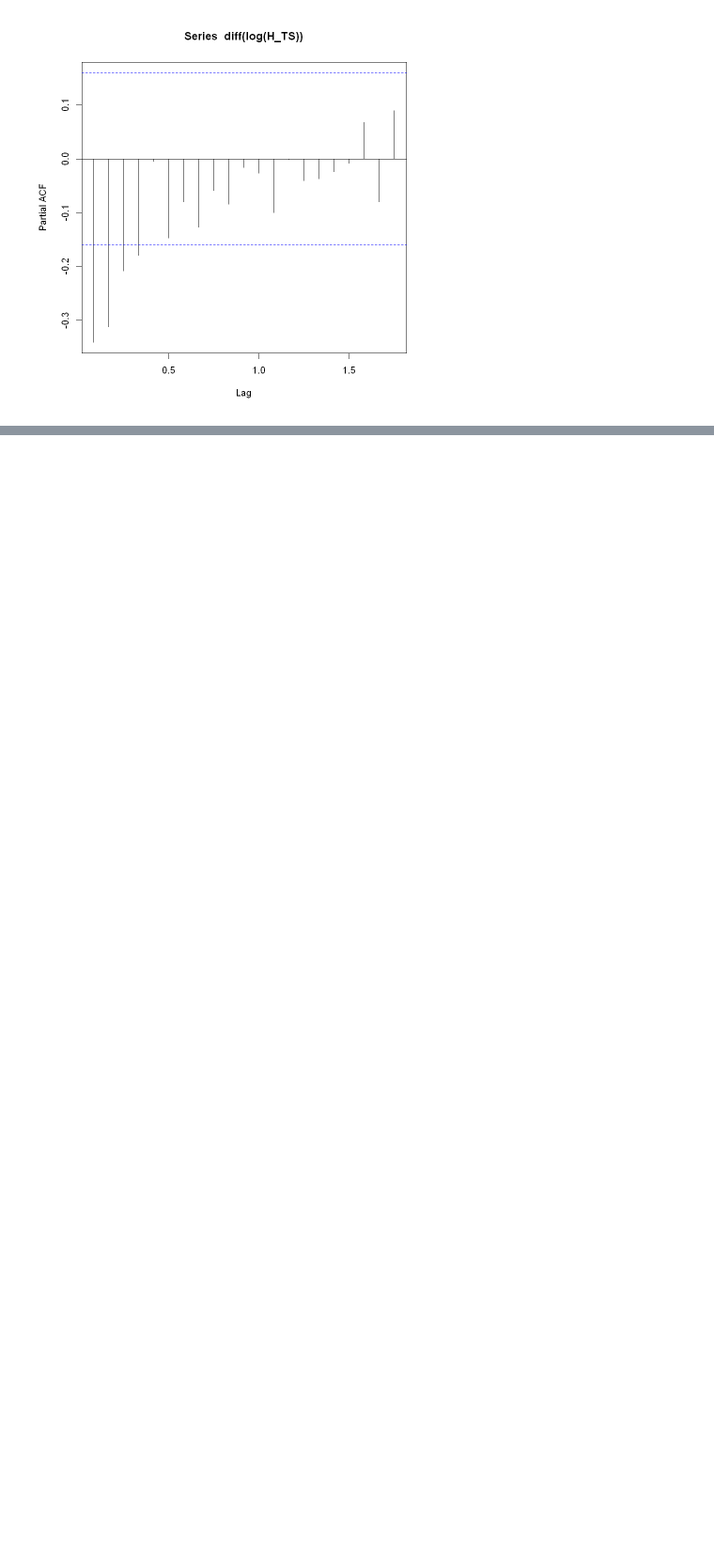
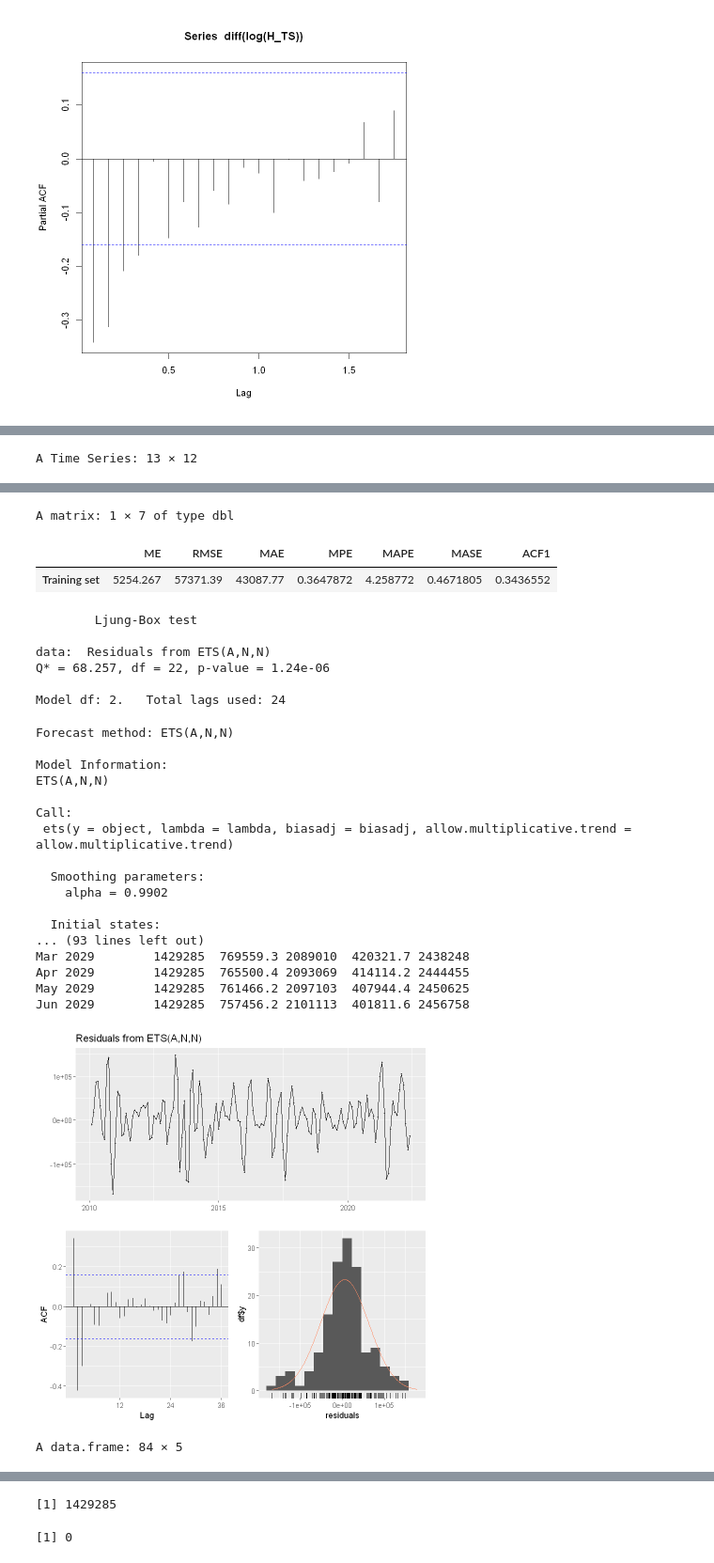
Before and after one commit to batesjay87/Jay-H-DAAN-888, a Jupyter notebook: Future Price Time Series W 3 4.ipynb, the cells around one changed output, grey strips where cells are left out. Shown at 94% size. Drawn from its saved outputs; the diff is of its cells as text; code cells hidden in the pictures; blank space fills up the shorter version.

```diff
--- a/Future Price Time Series W 3 4.ipynb
+++ b/Future Price Time Series W 3 4.ipynb
@@ -532,0 +582,34 @@ sigma^2 estimated as 0.01201:  log likelihood = 99.94,  aic = -185.88
+# %%
+################################################################################
+# Using Simple Moving Average
+# forecasting model using SMA
+
+SMA_fit <- ma(H_TS, order = 2)
+SMA_fit
+
+SMA_fit_pred <- forecast(SMA_fit, h=84)
+SMA_fit_pred
+
+# Examine model accuracy
+accuracy(SMA_fit_pred)
+
+# Examine the Residuals
+checkresiduals(SMA_fit_pred)
+
+# Examine the AIC
+summary(SMA_fit_pred)
+
+plot(SMA_fit_pred)
+
+# Calculate mean and standard deviation of the prediction
+SMA_fit_pred_df <- as.data.frame(SMA_fit_pred)
+SMA_fit_pred_df
+
+MA_Avg.vF <- mean(SMA_fit_pred_df[ ,1])
+MA_Avg.vF
+
+MA_StandD <- sd(SMA_fit_pred_df[ ,1])
+MA_StandD
+################################################################################
+# %% [output]
+A Time Series: 13 × 12
@@ -532,0 +649,28 @@ sigma^2 estimated as 0.01201:  log likelihood = 99.94,  aic = -185.88
+A matrix: 1 × 7 of type dbl
+|  | ME | RMSE | MAE | MPE | MAPE | MASE | ACF1 |
+| Training set | 5254.267 | 57371.39 | 43087.77 | 0.3647872 | 4.258772 | 0.4671805 | 0.3436552 |
+        Ljung-Box test
+
+data:  Residuals from ETS(A,N,N)
+Q* = 68.257, df = 22, p-value = 1.24e-06
+
+Model df: 2.   Total lags used: 24
+Forecast method: ETS(A,N,N)
+
+Model Information:
+ETS(A,N,N)
+
+Call:
+ ets(y = object, lambda = lambda, biasadj = biasadj, allow.multiplicative.trend = allow.multiplicative.trend)
+
+  Smoothing parameters:
+    alpha = 0.9902
+
+  Initial states:
+... (93 lines left out)
+Mar 2029        1429285  769559.3 2089010  420321.7 2438248
+Apr 2029        1429285  765500.4 2093069  414114.2 2444455
+May 2029        1429285  761466.2 2097103  407944.4 2450625
+Jun 2029        1429285  757456.2 2101113  401811.6 2456758
+[figure, added]
+A data.frame: 84 × 5
@@ -532,0 +695,2 @@ sigma^2 estimated as 0.01201:  log likelihood = 99.94,  aic = -185.88
+[1] 1429285
+[1] 0
```
Also changed, not shown: parts of 7 cells of this notebook.
